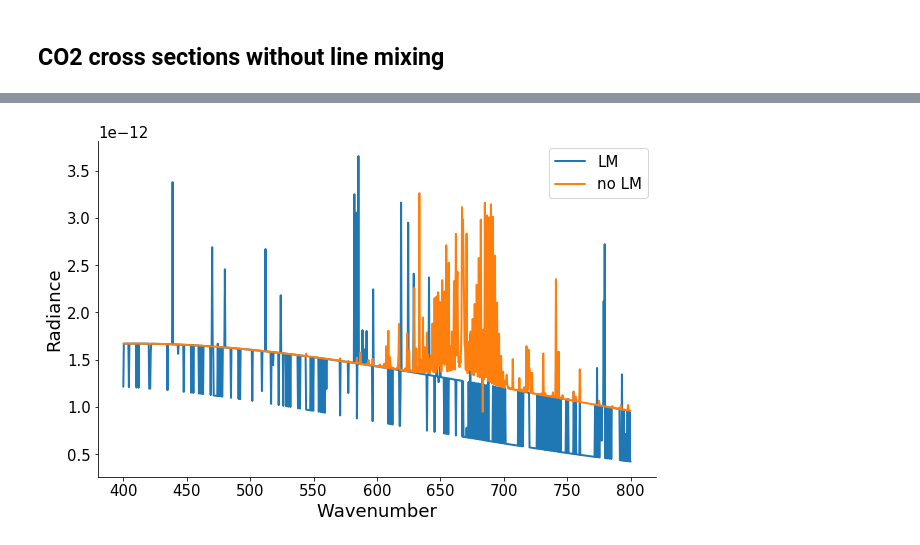
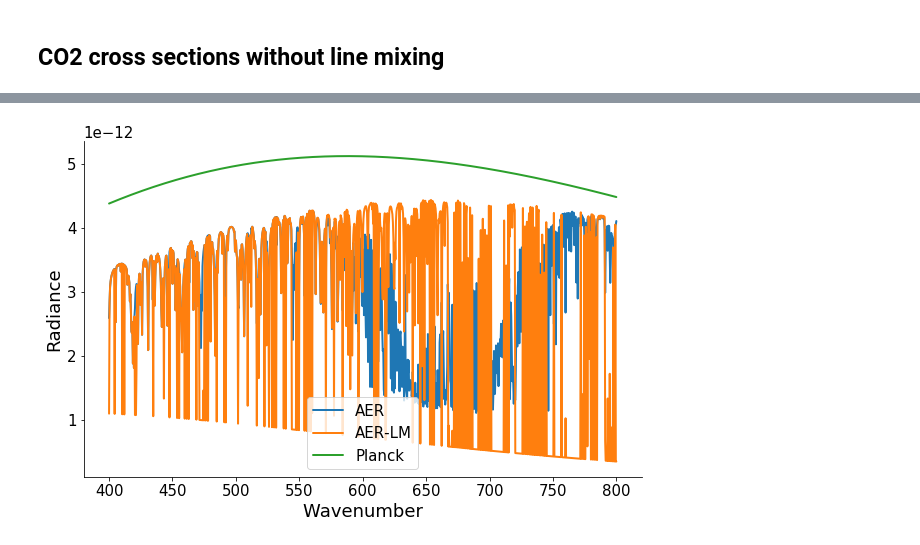
Before and after one commit to olemke/linemixing-test, a Jupyter notebook: linemixing.ipynb, the cells around one changed output, grey strips where cells are left out. Saved outputs shown, nothing was run; the diff lists cells and outputs as text; code cells hidden in the pictures.

```diff
--- a/linemixing.ipynb
+++ b/linemixing.ipynb
@@ -7,6 +8 @@ from matplotlib.colors import LogNorm
 ty.plots.styles.use()
-# %%
-abslookup_lm = axml.load('abslookup_lm.xml')
-print(abslookup_lm.speciestags)
-abslookup_nolm = axml.load('abslookup_nolm.xml')
-print(abslookup_nolm.speciestags)
@@ -15,0 +9,8 @@ print(abslookup_nolm.speciestags)
+# %%
+abslookup_nolm_aer = axml.load('nolm_aer/abs_lookup.xml')
+print(abslookup_nolm_aer.speciestags)
+abslookup_nolm_hitran = axml.load('nolm_hitran/abs_lookup.xml')
+print(abslookup_nolm_hitran.speciestags)
+abslookup_lm = axml.load('lm_aer/abs_lookup.xml')
+print(abslookup_lm.speciestags)
+abslookup_nolm = abslookup_nolm_aer
@@ -40,0 +59,5 @@ ax.set_yscale('log')
+# %%
+y_lm = axml.load('lm_aer/y.xml')
+y_nolm_aer = axml.load('nolm_aer/y.xml')
+y_nolm_hitran = axml.load('nolm_hitran/y.xml')
+f = abslookup_nolm.frequencygrid
@@ -41,11 +93,9 @@ ax.set_yscale('log')
 # %%
-y_lm = axml.load('y_lm.xml')
-y_nolm = axml.load('y_nolm.xml')
-f = axml.load('TestLineMixing.f_grid.xml')
-plt.plot(f/3e10, y_lm, label='LM')
-plt.plot(f/3e10, y_nolm, label='no LM')
+plt.plot(f/3e10, y_nolm_aer, label='AER')
+plt.plot(f/3e10, y_lm, label='AER-LM')
+plt.plot(f/3e10, ty.physics.planck(f, 300), label='Planck')
 plt.ylabel('Radiance')
 plt.xlabel('Wavenumber')
-l=plt.legend()
+l = plt.legend()
 # %% [output]
-[figure, old version]
+[figure, new version]
```
Also changed, not shown: parts of 15 cells of this notebook.
